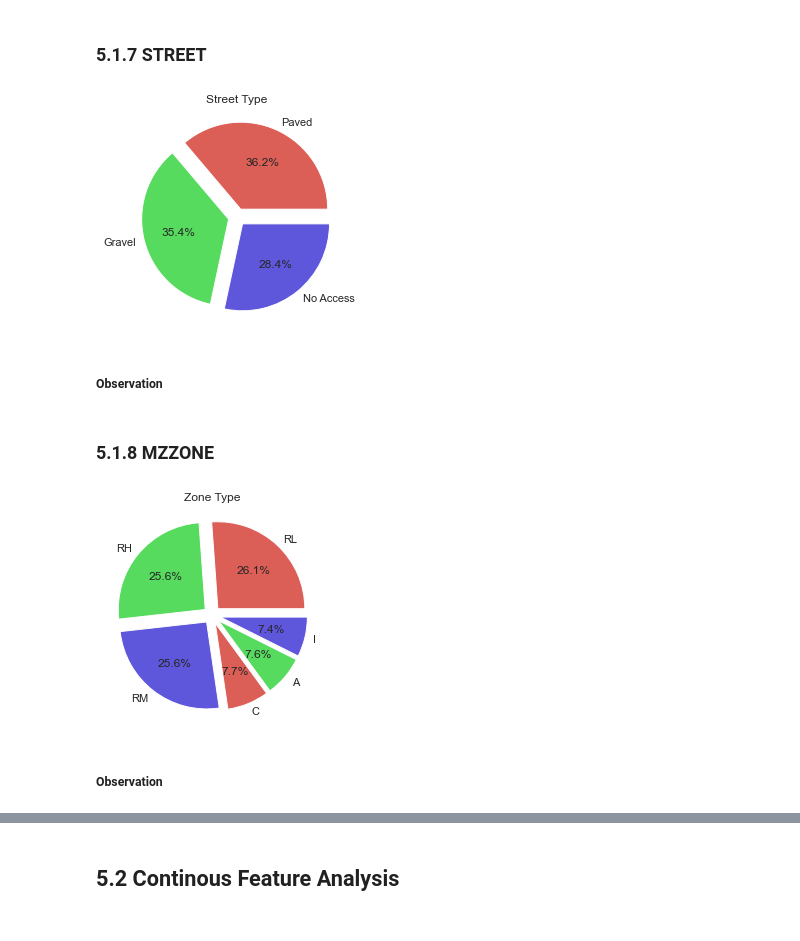
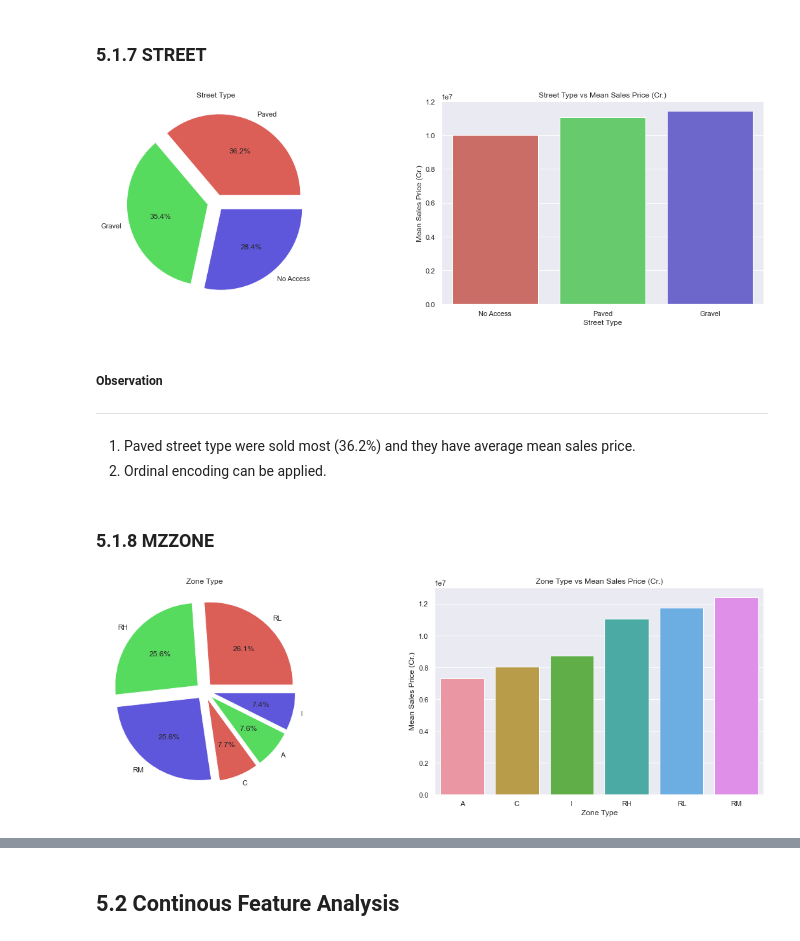
Before and after one commit to Jeyramana/House_Price_Predict, a Jupyter notebook: House_Price_Predict.ipynb, the cells around one changed output, grey strips where cells are left out. Drawn from its saved outputs; the diff is of its cells as text; code cells hidden in the pictures.

```diff
--- a/House_Price_Predict.ipynb
+++ b/House_Price_Predict.ipynb
@@ -278,6 +261,6 @@ print(df['AREA'].unique(), '\n Total unique areas: ', len(df['AREA'].unique()))
  'T Nagar']
  Total unique areas:  7
 # %%
-print('Area data type before: ', df.AREA.dtype)
-df.AREA = df.AREA.astype('string')
-print('Area data type now: ', df.AREA.dtype)
+# print('Area data type before: ', df.AREA.dtype)
+# df.AREA = df.AREA.astype('string')
+# print('Area data type now: ', df.AREA.dtype)
@@ -439,7 +419,8 @@ print(df.UTILITY_AVAIL.unique(), '\n Total unique keywords: ', len(df.UTILITY_AV
 # %%
 # Replacing duplicate keywords
 df.UTILITY_AVAIL.replace({
-                        'All Pub' : 'AllPub'
+                        'All Pub' : 'AllPub',
+                        'NoSewr ' : 'NoSewr'
 }, inplace=True)
 # %%
 # After Cleaning
@@ -594,7 +573,3 @@ df.head()
 | 4 | Karapakkam | 1226 | 2009-05-10 | 84 | 1 | 1 | 3 | AbNormal | Yes | ... |
 # %% [markdown]
 ## 4.2 Dimensionality Reduction
-# %%
-# No need for DATE_BUILD & DATE_SALE
-df = df.drop(['DATE_SALE', 'DATE_BUILD'], axis=1)
-df.head()
@@ -607,0 +601,4 @@ df.head()
+# %%
+# Drop unnecessary columns PRT_ID, QS_OVERALL, QS_ROOMS, QS_BATHROOM, QS_BEDROOM, 'DATE_SALE', 'DATE_BUILD', 'DIST_MAINROAD'
+df.drop(columns=[ 'QS_OVERALL', 'QS_ROOMS', 'QS_BATHROOM', 'QS_BEDROOM', 'DATE_SALE', 'DATE_BUILD', 'DIST_MAINROAD'], inplace=True)
+df.head()
@@ -851,22 +884,43 @@ plt.show()
 # %% [markdown]
 ### 5.1.7 STREET
 # %%
+plt.figure(figsize=(20, 20))
+plt.subplot(321)
 e = (0.1, 0.1, 0.1)
 plt.pie(df.STREET.value_counts(), labels=df.STREET.value_counts().index, autopct='%1.1f%%', explode=e)
 plt.title('Street Type')
+
+plt.subplot(322)
+Street_SaleP = df.groupby('STREET')['SALES_PRICE'].aggregate(np.mean).reset_index().sort_values('SALES_PRICE')
+sns.barplot(y = Street_SaleP['SALES_PRICE'], x = Street_SaleP['STREET'])
+plt.ylabel('Mean Sales Price (Cr.)')
+plt.xlabel('Street Type')
+plt.title('Street Type vs Mean Sales Price (Cr.)')
+
 plt.show()
 # %% [output]
-[figure, old version]
+[figure, new version]
-# %% [markdown]
-##### Observation
+# %% [markdown]
+##### Observation
+-----------------
+1. Paved street type were sold most (36.2%) and they have average mean sales price.
+2. Ordinal encoding can be applied.
 # %% [markdown]
 ### 5.1.8 MZZONE
 # %%
+plt.figure(figsize=(20, 20))
+plt.subplot(321)
 e = (0.1, 0.1, 0.1, 0.1, 0.1, 0.1)
 plt.pie(df.MZZONE.value_counts(), labels=df.MZZONE.value_counts().index, autopct='%1.1f%%', explode=e)
 plt.title('Zone Type')
+
+plt.subplot(322)
+Zone_SaleP = df.groupby('MZZONE')['SALES_PRICE'].aggregate(np.mean).reset_index().sort_values('SALES_PRICE')
+sns.barplot(y = Zone_SaleP['SALES_PRICE'], x = Zone_SaleP['MZZONE'])
+plt.ylabel('Mean Sales Price (Cr.)')
+plt.xlabel('Zone Type')
+plt.title('Zone Type vs Mean Sales Price (Cr.)')
+
 plt.show()
 # %% [output]
-[figure, old version]
+[figure, new version]
-# %% [markdown]
-##### Observation
```
Also changed, not shown: parts of 53 cells of this notebook.
